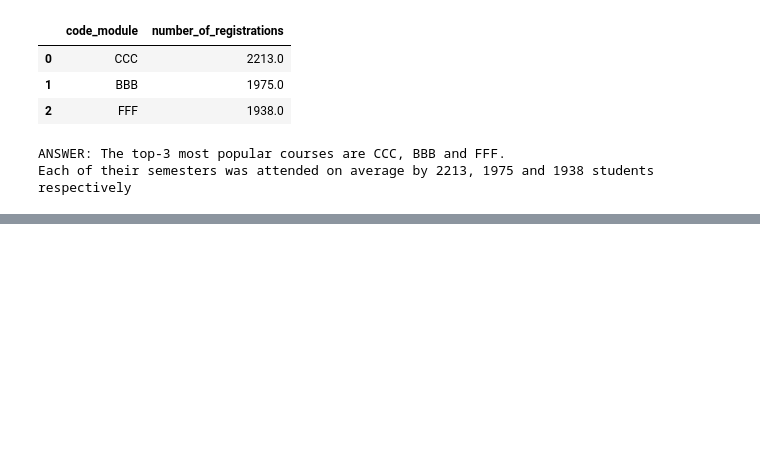
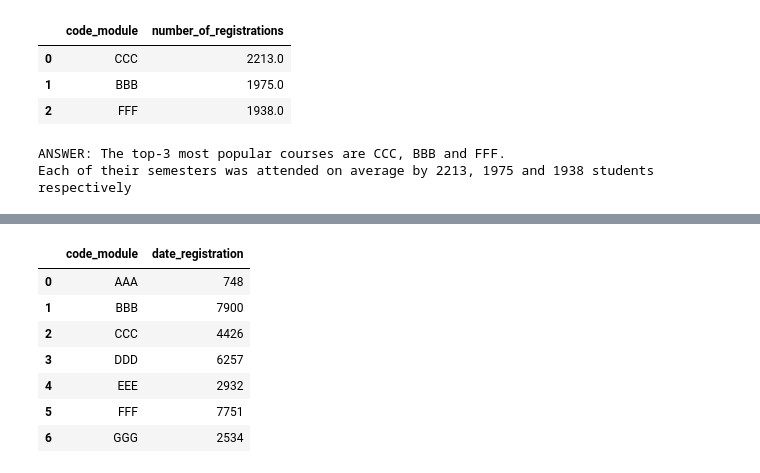
Before and after one commit to eremeevpt/kc_project_e-learning, a Jupyter notebook: project_notebook.ipynb, the cells around one changed output, grey strips where cells are left out. Cells and saved outputs as stored; diff of their text form; code cells hidden in the pictures; blank space fills up the shorter version.

```diff
--- a/project_notebook.ipynb
+++ b/project_notebook.ipynb
@@ -272,0 +295,17 @@ Each of their semesters was attended on average by 2213, 1975 and 1938 students
+# %%
+# Now we do the same to find the total number of registrations by course
+# making a dataframe of the same size.
+
+st_reg_only = st_reg.groupby(['code_module', 'code_presentation'], as_index=False) \
+                    .agg({'date_registration': 'count'}, dropna=True) \
+                    .groupby('code_module', as_index=False) \
+st_reg_only
+# %% [output]
+|  | code_module | date_registration |
+| 0 | AAA | 748 |
+| 1 | BBB | 7900 |
+| 2 | CCC | 4426 |
+| 3 | DDD | 6257 |
+| 4 | EEE | 2932 |
+| 5 | FFF | 7751 |
+| 6 | GGG | 2534 |
```
Also changed, not shown: parts of 4 cells of this notebook.
